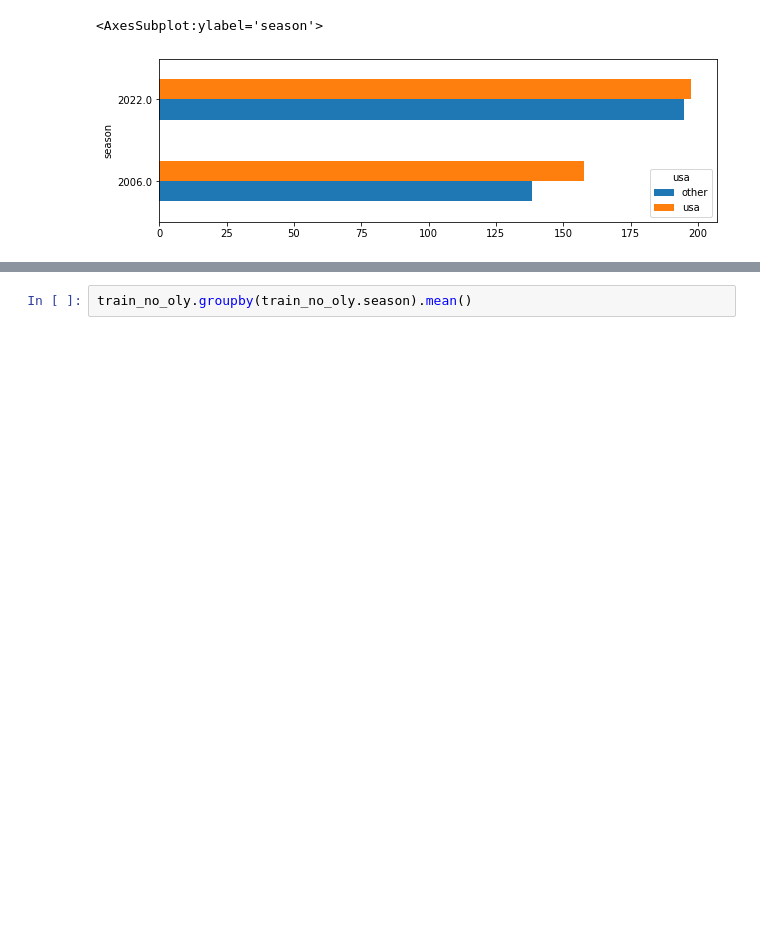
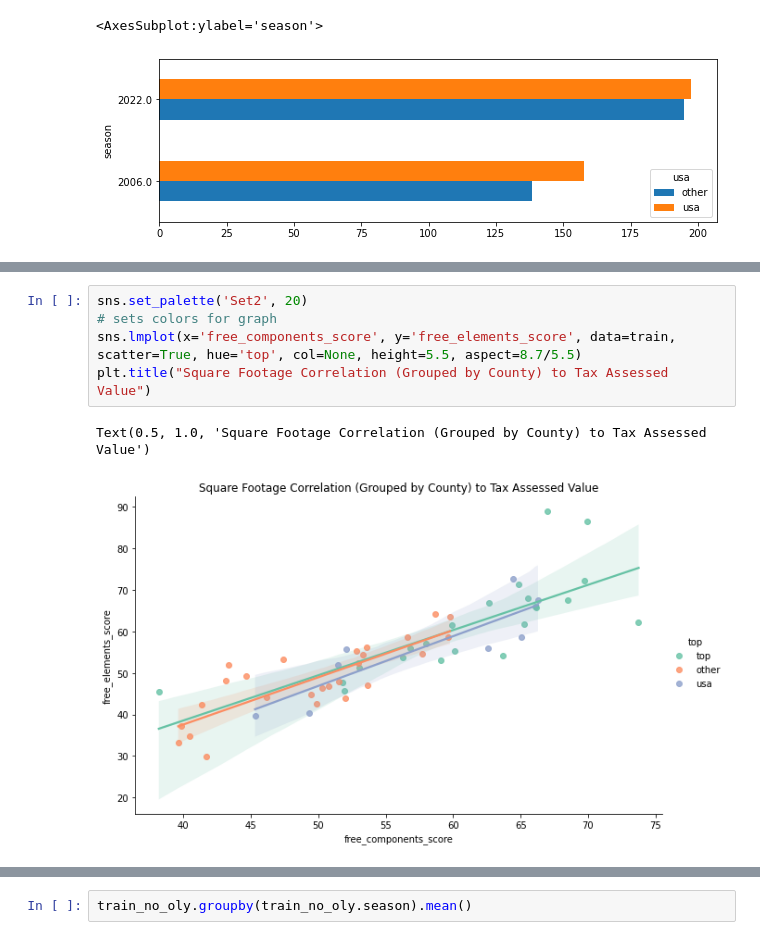
Before and after one commit to mindyshiben/skating_scores_project, a Jupyter notebook: explore.ipynb, the cells around one changed output, grey strips where cells are left out. Saved outputs shown, nothing was run; the diff lists cells and outputs as text; blank space fills up the shorter version.

```diff
--- a/explore.ipynb
+++ b/explore.ipynb
@@ -288,0 +498,8 @@ train.where((train.season == 2006) | (train.season == 2022)).groupby(['season','
+# %%
+sns.set_palette('Set2', 20)
+# sets colors for graph
+sns.lmplot(x='free_components_score', y='free_elements_score', data=train, scatter=True, hue='top', col=None, height=5.5, aspect=8.7/5.5)
+plt.title("Square Footage Correlation (Grouped by County) to Tax Assessed Value")
+# %% [output]
+Text(0.5, 1.0, 'Square Footage Correlation (Grouped by County) to Tax Assessed Value')
+[figure, added]
```
Also changed, not shown: parts of 18 cells of this notebook.
